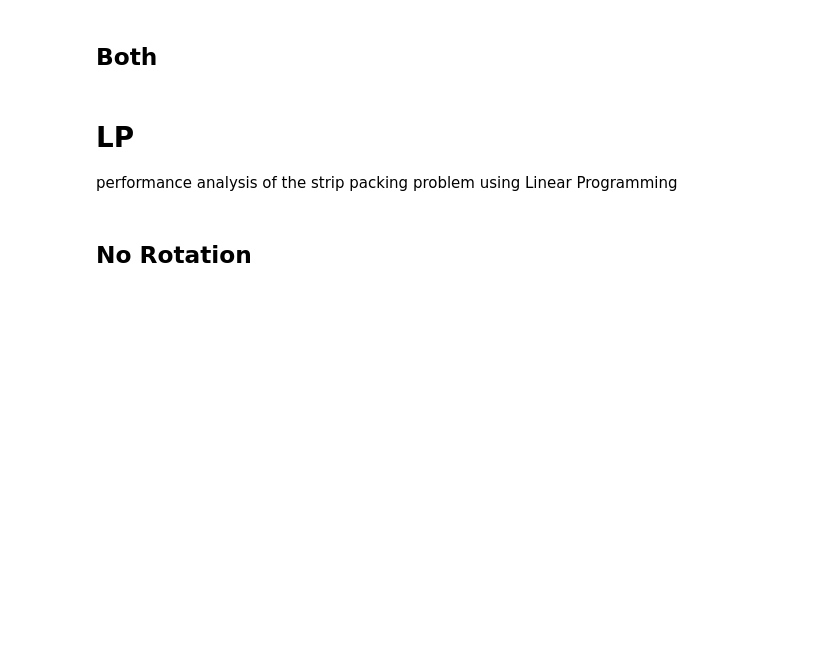
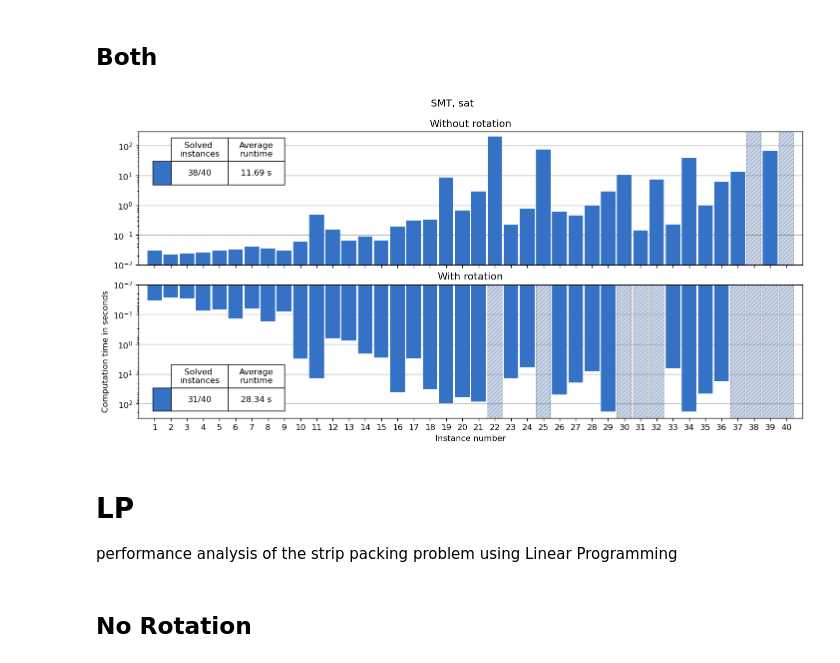
Before and after one commit to SamTheMar/Strip_packing_problem, a Jupyter notebook: analysis.ipynb, the cells around one changed output. Cells and saved outputs as stored; diff of their text form; code cells hidden in the pictures; blank space fills up the shorter version.

```diff
--- a/analysis.ipynb
+++ b/analysis.ipynb
@@ -207,32 +207,18 @@ plt.show()
 # %% [markdown]
 ## Both
 # %%
-bar_colors = get_SMT_colors(1, 4)
-
-kw_upper = {'title': 'Without rotation', 'bar_colors': [bar_colors[0]]}
-kw_lower = {'title': 'With rotation', 'bar_colors': [bar_colors[1]]}
-fig1, axs = visualize_execution_times_two_plots((t_SMT_nr_base, ), (t_SMT_r_base, ), kw_upper=kw_upper, kw_lower=kw_lower, suptitle = "SMT, " + labels[0].lower(), **comp_plot_kw)
-
-
-bar_colors = get_SMT_colors(2, 5)
-
-kw_upper = {'title': 'Without rotation', 'bar_colors': [bar_colors[0]]}
-kw_lower = {'title': 'With rotation', 'bar_colors': [bar_colors[1]]}
-fig2, axs = visualize_execution_times_two_plots((t_SMT_nr_sb, ), (t_SMT_r_sb, ), kw_upper=kw_upper, kw_lower=kw_lower, suptitle = "SMT, " + labels[1].lower(), **comp_plot_kw)
-
-
 bar_colors = get_SMT_colors(3, 6)
 
 kw_upper = {'title': 'Without rotation', 'bar_colors': [bar_colors[0]]}
 kw_lower = {'title': 'With rotation', 'bar_colors': [bar_colors[1]]}
-fig3, axs = visualize_execution_times_two_plots((t_SMT_nr_sbsa, ), (t_SMT_r_sbsa, ), kw_upper=kw_upper, kw_lower=kw_lower, suptitle = "SMT, " + labels[2].lower(), **comp_plot_kw)
+fig, axs = visualize_execution_times_two_plots((t_SMT_nr_sbsa, ), (t_SMT_r_sbsa, ), kw_upper=kw_upper, kw_lower=kw_lower, suptitle = "SMT, " + labels[2].lower(), **comp_plot_kw)
 
 if save_figures:
     for f in plot_formats:
-        fig1.savefig(os.path.join(plot_folder, 'SMT_comparison_base.' + f))
-        fig2.savefig(os.path.join(plot_folder, 'SMT_comparison_imp.' + f))
-        fig3.savefig(os.path.join(plot_folder, 'SMT_comparison_imp2.' + f))
+        fig.savefig(os.path.join(plot_folder, 'SMT_comparison_imp2.' + f))
 plt.show()
+# %% [output]
+[figure, added]
 # %% [markdown]
 # LP
 performance analysis of the strip packing problem using Linear Programming
```
Also changed, not shown: parts of 13 cells of this notebook.
